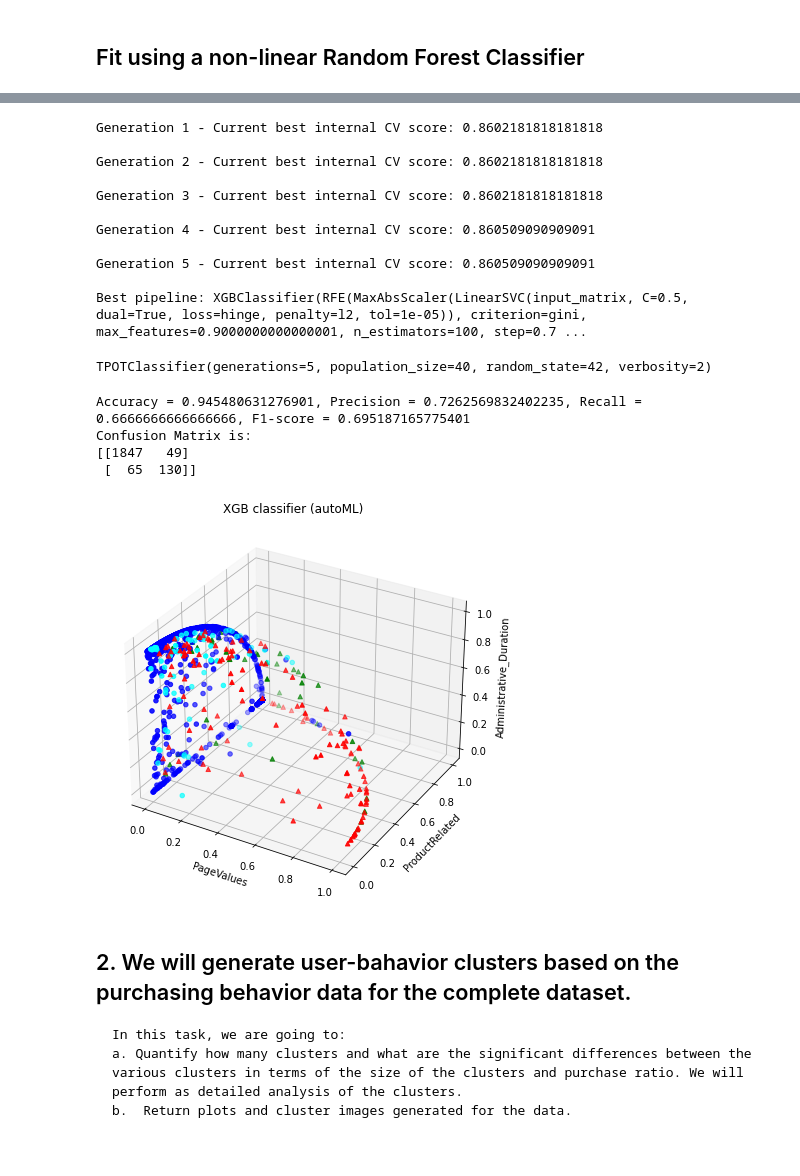
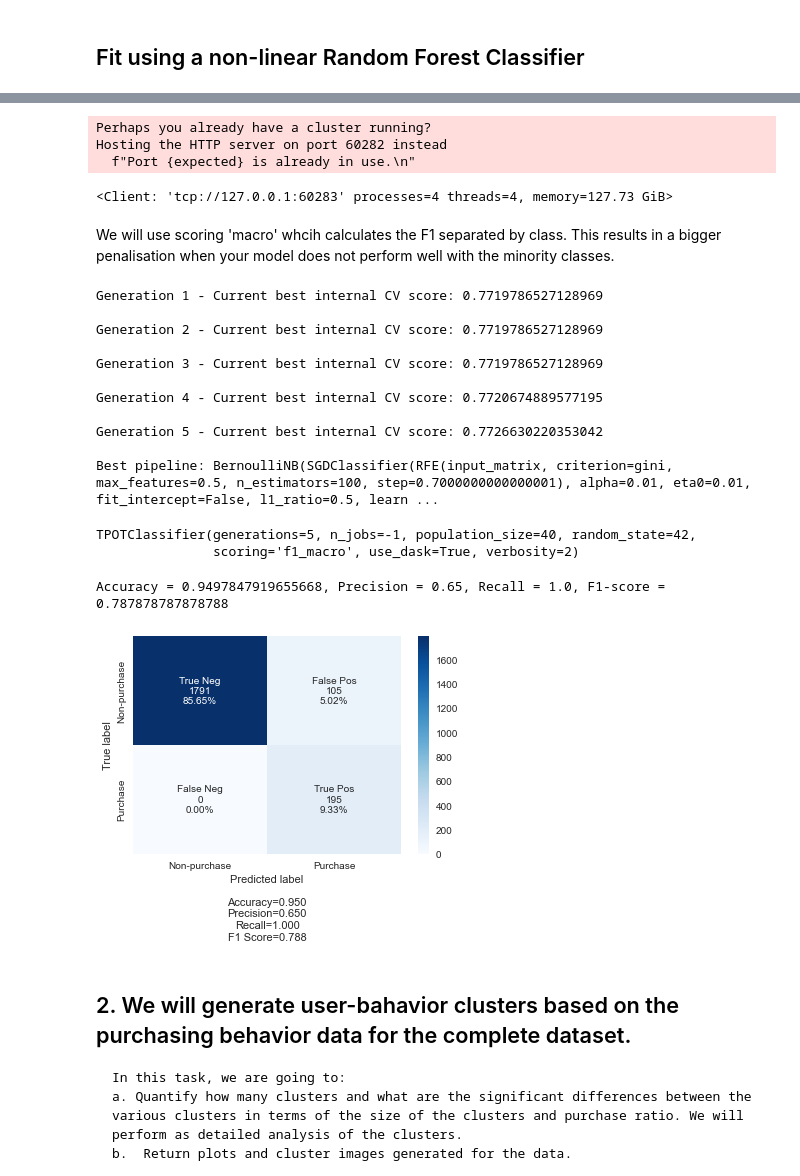
Before and after one commit to adinrh/Online-Shoppers-Purchasing-Intention, a Jupyter notebook: Main_online_shoppers.ipynb, the cells around one changed output, grey strips where cells are left out. Cells and saved outputs as stored; diff of their text form; code cells hidden in the pictures; blank space fills up the shorter version.

Commit message:
add more info on Readme and new results

```diff
--- a/Main_online_shoppers.ipynb
+++ b/Main_online_shoppers.ipynb
@@ -547,9 +550,14 @@ f1    = f1_score(y_test,svm_predb)
 
 # Print the metrics, display the confusion matrix, and visualize the model
 print(f'Accuracy = {acc}, Precision = {prec}, Recall = {rec}, F1-score = {f1}')
-print('Confusion Matrix is:')
-print(cmlog)
-visualize_scatter_plot(X_test,y_test,svm_predb,'SVM')
+#print('Confusion Matrix is:')
+#print(cmlog)
+
+labels = ['True Neg','False Pos','False Neg','True Pos']
+categories = ['Non-purchase', 'Purchase']
+make_confusion_matrix(cmlog, group_names=labels, categories=categories)
+
+#visualize_scatter_plot(X_test,y_test,svm_predb,'SVM')
 # %% [output]
 (2091,)
 (2091,)
@@ -567,7 +572,7 @@ param_grid = [
               {"C":[0.1, 1, 10, 100], "tol":[0.01, 1e-3, 1e-4, 1e-5]},
               {"dual":[False], "C":[0.1, 1, 10, 100], "tol":[0.01, 1e-3, 1e-4, 1e-5]}
 ]
-linsvc_clf = LinearSVC(random_state=42)
+linsvc_clf = LinearSVC(class_weight='balanced', random_state=42)
 
 grid_search_linsvc = GridSearchCV(linsvc_clf, param_grid, cv=5, scoring="f1", return_train_score=True)
 grid_search_linsvc.fit(X_train, y_train)
@@ -632,10 +641,12 @@ Confusion Matrix is:
 from sklearn.ensemble import RandomForestClassifier
 
 param_grid = [
-              {"n_estimators":[1, 10, 100], "class_weight":[None, "balanced", "balanced_subsample"]}
+              {"n_estimators":[1, 10, 100], "criterion":["gini", "entropy"],
+               "class_weight":[None, "balanced", "balanced_subsample"],
+              "max_depth":[1, 5, 10]}
 ]
 
 rfc_clf = RandomForestClassifier(random_state=42)
-grid_search_rfc = GridSearchCV(rfc_clf, param_grid, cv=5, scoring="f1", return_train_score=True)
+grid_search_rfc = GridSearchCV(rfc_clf, param_grid, cv=4, scoring="f1", return_train_score=True)
 grid_search_rfc.fit(X_train, y_train)
 # %% [output]
@@ -694,41 +725,51 @@ Requirement already satisfied: charset-normalizer~=2.0.0 in c:\users\adi\appdata
+# %%
+from dask.distributed import Client
+client = Client(n_workers=4, threads_per_worker=1)
+client
+# %% [output]
+Perhaps you already have a cluster running?
+Hosting the HTTP server on port 60282 instead
+  f"Port {expected} is already in use.\n"
+<Client: 'tcp://127.0.0.1:60283' processes=4 threads=4, memory=127.73 GiB>
+# %% [markdown]
+We will use scoring 'macro' whcih calculates the F1 separated by class. This results in a bigger penalisation when your model does not perform well with the minority classes.
 # %%
 from tpot import TPOTClassifier
 
-tpot = TPOTClassifier(generations=5, population_size=40, verbosity=2, random_state=42)
+tpot = TPOTClassifier(generations=5, scoring='f1_macro', population_size=40, verbosity=2, n_jobs=-1, use_dask=True, random_state=42)
 tpot.fit(X_train, y_train)
 # %% [output]
-Generation 1 - Current best internal CV score: 0.8602181818181818
+Generation 1 - Current best internal CV score: 0.7719786527128969
 
-Generation 2 - Current best internal CV score: 0.8602181818181818
+Generation 2 - Current best internal CV score: 0.7719786527128969
 
-Generation 3 - Current best internal CV score: 0.8602181818181818
+Generation 3 - Current best internal CV score: 0.7719786527128969
 
-Generation 4 - Current best internal CV score: 0.860509090909091
+Generation 4 - Current best internal CV score: 0.7720674889577195
 
-Generation 5 - Current best internal CV score: 0.860509090909091
+Generation 5 - Current best internal CV score: 0.7726630220353042
 
-Best pipeline: XGBClassifier(RFE(MaxAbsScaler(LinearSVC(input_matrix, C=0.5, dual=True, loss=hinge, penalty=l2, tol=1e-05)), criterion=gini, max_features=0.9000000000000001, n_estimators=100, step=0.7 ...
+Best pipeline: BernoulliNB(SGDClassifier(RFE(input_matrix, criterion=gini, max_features=0.5, n_estimators=100, step=0.7000000000000001), alpha=0.01, eta0=0.01, fit_intercept=False, l1_ratio=0.5, learn ...
-TPOTClassifier(generations=5, population_size=40, random_state=42, verbosity=2)
+TPOTClassifier(generations=5, n_jobs=-1, population_size=40, random_state=42,
+               scoring='f1_macro', use_dask=True, verbosity=2)
 # %%
 tpot_pred = tpot.predict(X_test)
 # Compute the confusion matrix and evaluation metrics
 cm   = confusion_matrix(y_test,tpot_pred)
 acc   = accuracy(y_test,tpot_pred)
 rec   = recall(y_test,tpot_pred)
 prec  = precision(y_test,tpot_pred)
 f1    = f1_score(y_test,tpot_pred)
 
 # Print the metrics, display the confusion matrix, and visualize the model
 print(f'Accuracy = {acc}, Precision = {prec}, Recall = {rec}, F1-score = {f1}')
-print('Confusion Matrix is:')
-print(cm)
-visualize_scatter_plot(X_test, y_test, tpot_pred, 'XGB classifier (autoML)')
+#print('Confusion Matrix is:')
+#print(cm)
+make_confusion_matrix(cm, group_names=labels, categories=categories)
+#visualize_scatter_plot(X_test, y_test, tpot_pred, 'XGB classifier (autoML)')
 # %% [output]
-Accuracy = 0.945480631276901, Precision = 0.7262569832402235, Recall = 0.6666666666666666, F1-score = 0.695187165775401
-Confusion Matrix is:
-[[1847   49]
- [  65  130]]
+Accuracy = 0.9497847919655668, Precision = 0.65, Recall = 1.0, F1-score = 0.787878787878788
-[figure, old version]
+[figure, new version]
 # %% [markdown]
 
 ## 2. We will generate user-bahavior clusters based on the purchasing behavior data for the complete dataset.
```
Also changed, not shown: parts of 26 cells of this notebook, 42 other files.
